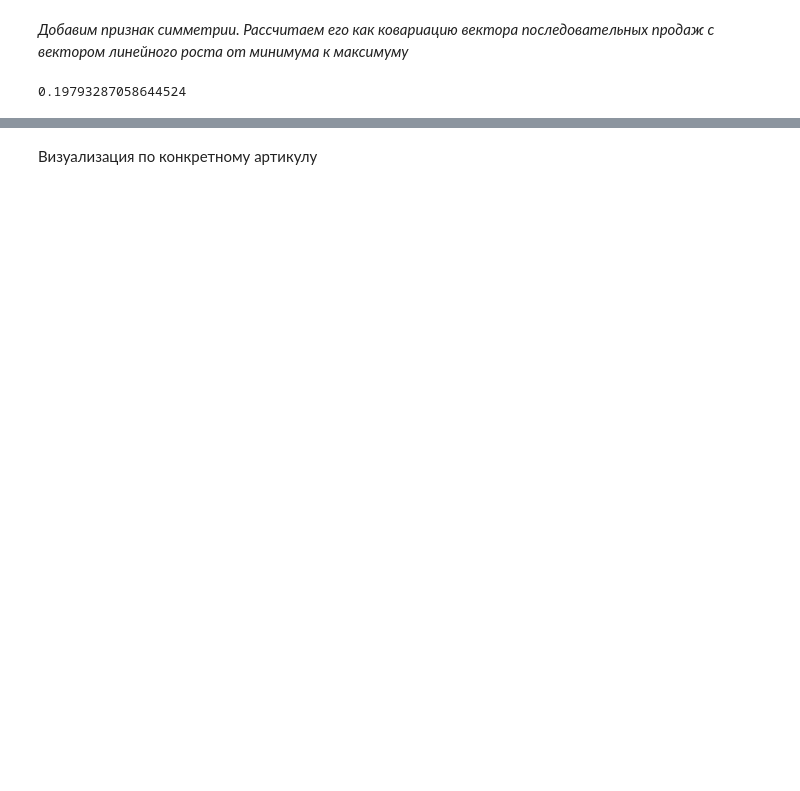
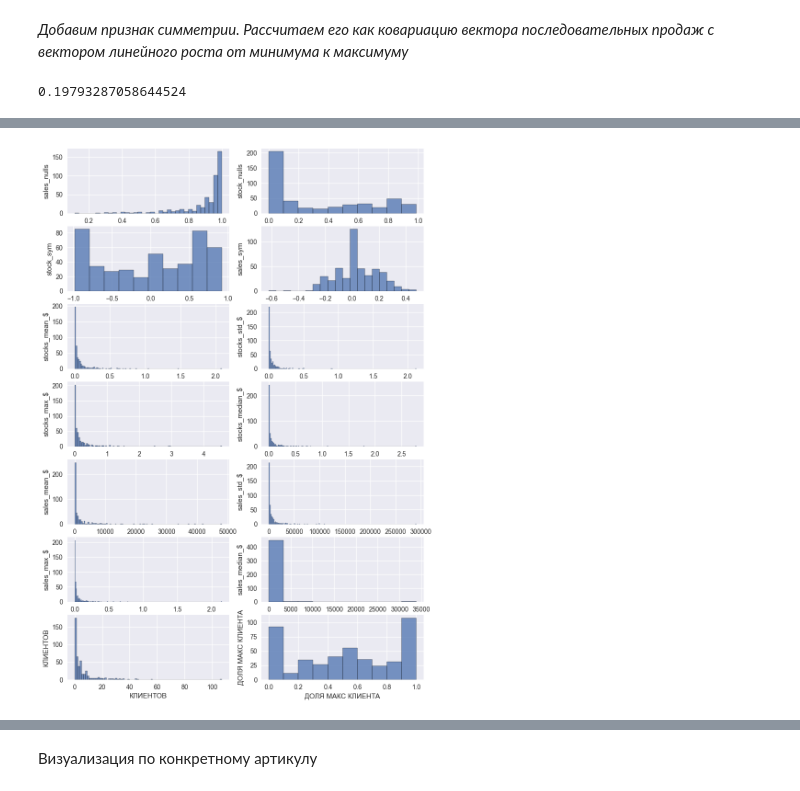
Before and after one commit to killri/sf_data_science, a Jupyter notebook: DS_Mystery/Asia stock management/Asia_stocks.ipynb, the cells around one changed output, grey strips where cells are left out. Cells and saved outputs as stored; diff of their text form; code cells hidden in the pictures; blank space fills up the shorter version.

```diff
--- a/DS_Mystery/Asia stock management/Asia_stocks.ipynb
+++ b/DS_Mystery/Asia stock management/Asia_stocks.ipynb
@@ -157,6 +165,10 @@ piv_nom.head(2)
 |  | АРТИКУЛ | ТОВАР | ПРЯМОЙ | ПОСТАВЩИК | АКТИВНОСТЬ | АГ | НГ | КЛИЕНТОВ | ДОЛЯ МАКС КЛИЕНТА | ... |
 | 0 | 100084 | Перчатки одноразовые "Elpi", разм... | 0 | ЭЛПИ-ТРЕЙД ООО | Да | Средства индивидуальной защиты | Перчатки ПЭ стандартной прочности... | 5 | 0.598404 | ... |
 | 1 | 100160 | Стакан одноразовый 100 мл "Сп", п... | 0 | ПолиЭр ООО | Да | Стаканы, чашки, крышки для стаканов | Стаканы ПП до 200 мл прозрачные | 8 | 0.258148 | ... |
+# %%
+curr_stock = table.iloc[-1:].T
+
+piv_nom['curr_stock'] = piv_nom['АРТИКУЛ'].apply(lambda x: curr_stock.loc[x].values[0])
 # %%
 table2 = pd.pivot_table(Sales,values='ПРОДАЖА ШТ',aggfunc='sum',columns='АРТИКУЛ', index='ДАТА').sort_index()
 sales_nulls = table2.isnull().mean()
@@ -181,11 +193,13 @@ piv_nom.head(2)
 |  | АРТИКУЛ | ТОВАР | ПРЯМОЙ | ПОСТАВЩИК | АКТИВНОСТЬ | АГ | НГ | КЛИЕНТОВ | ДОЛЯ МАКС КЛИЕНТА | ... |
 | 0 | 100084 | Перчатки одноразовые "Elpi", разм... | 0 | ЭЛПИ-ТРЕЙД ООО | Да | Средства индивидуальной защиты | Перчатки ПЭ стандартной прочности... | 5 | 0.598404 | ... |
 | 1 | 100160 | Стакан одноразовый 100 мл "Сп", п... | 0 | ПолиЭр ООО | Да | Стаканы, чашки, крышки для стаканов | Стаканы ПП до 200 мл прозрачные | 8 | 0.258148 | ... |
+# %%
+piv_nom = piv_nom.fillna(0)
 # %% [markdown]
 *Добавим признаки % дней без продаж и без остатков*
 # %%
-piv_nom['sales_nulls'] = piv_nom['АРТИКУЛ'].apply(lambda x: 0 if x not in list(sales_nulls.index) else sales_nulls[x])
-piv_nom['stock_nulls'] = piv_nom['АРТИКУЛ'].apply(lambda x: 0 if x not in list(stock_nulls.index) else stock_nulls[x])
+piv_nom['sales_nulls'] = piv_nom['АРТИКУЛ'].apply(lambda x: 1 if x not in list(sales_nulls.index) else sales_nulls[x])
+piv_nom['stock_nulls'] = piv_nom['АРТИКУЛ'].apply(lambda x: 1 if x not in list(stock_nulls.index) else stock_nulls[x])
 piv_nom.head(2)
 # %% [output]
 |  | АРТИКУЛ | ТОВАР | ПРЯМОЙ | ПОСТАВЩИК | АКТИВНОСТЬ | АГ | НГ | КЛИЕНТОВ | ДОЛЯ МАКС КЛИЕНТА | ... |
@@ -224,0 +239,6 @@ piv_nom.head()
+# %%
+stat_features_units = ['stocks_mean','stocks_std','stocks_max','stocks_median',
+                    'sales_mean', 'sales_std', 'sales_max','sales_median','curr_stock']
+
+for feature in stat_features_units:
+    piv_nom[feature+'_$'] = piv_nom[feature] * piv_nom['ЦЕНА']
@@ -224,0 +258,11 @@ piv_nom.head()
+# %%
+features = ['sales_nulls', 'stock_nulls', 'stock_sym', 'sales_sym',
+       'stocks_mean_$', 'stocks_std_$', 'stocks_max_$', 'stocks_median_$',
+       'sales_mean_$', 'sales_std_$', 'sales_max_$', 'sales_median_$','КЛИЕНТОВ', 'ДОЛЯ МАКС КЛИЕНТА']
+
+fig, axes = plt.subplots(len(features)//2,2, figsize = [10,15])
+for i,feature in enumerate(features):
+    sns.histplot(piv_nom[feature], ax= axes[i//2][i%2])
+    axes[i//2][i%2].set_ylabel(feature)
+# %% [output]
+[figure, added]
```
Also changed, not shown: parts of 27 cells of this notebook.
